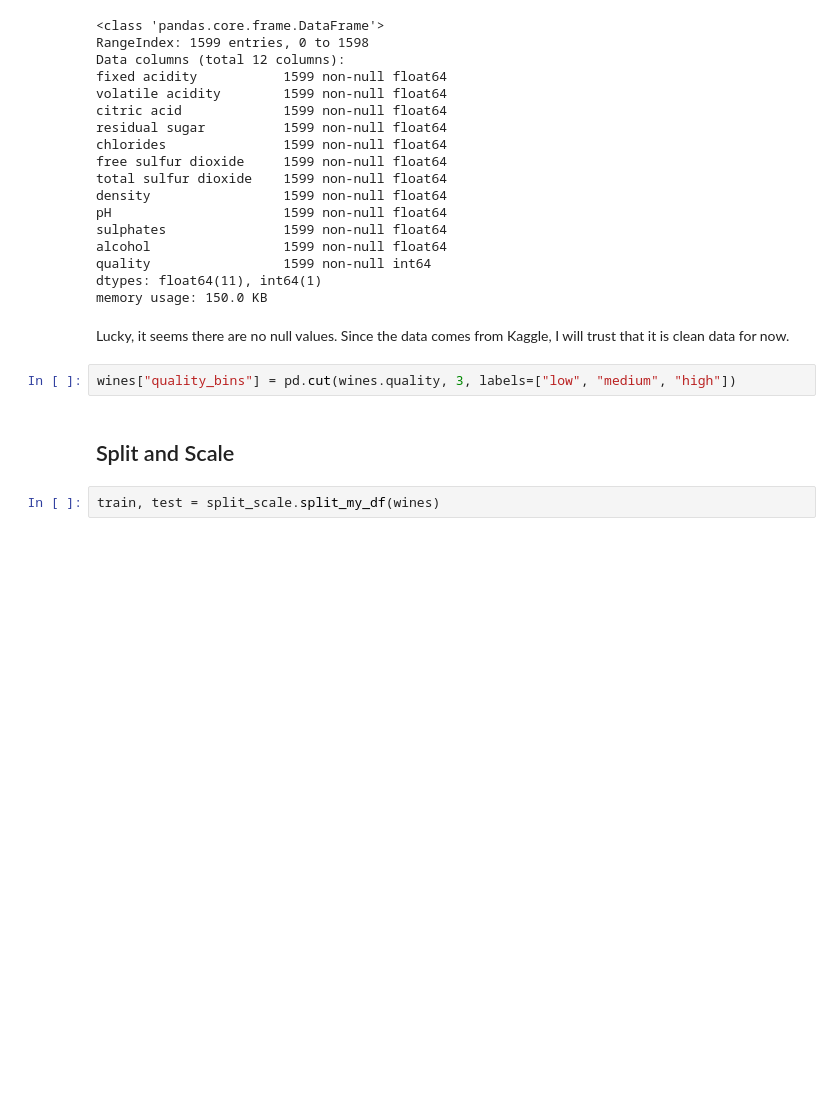
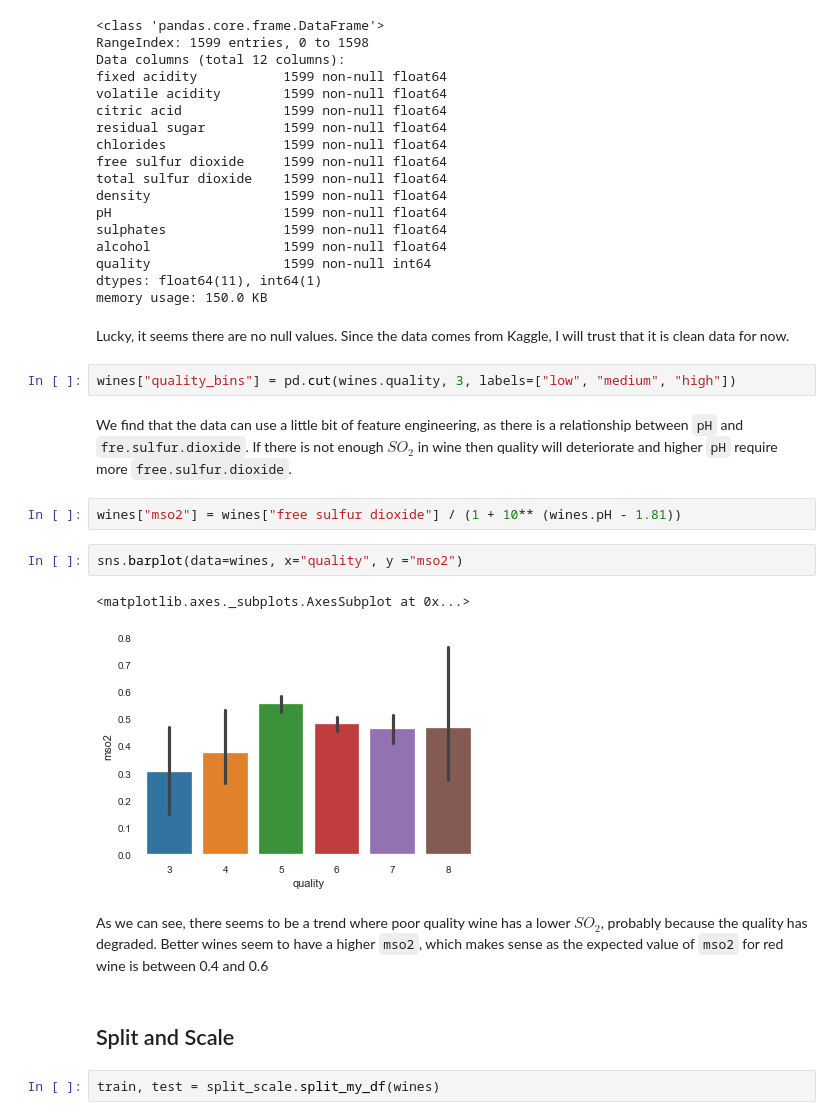
Before and after one commit to guedanie/wine-quality-project, a Jupyter notebook: wine_quality_practice.ipynb, the cells around one changed output. Drawn from its saved outputs; the diff is of its cells as text; blank space fills up the shorter version.

```diff
--- a/wine_quality_practice.ipynb
+++ b/wine_quality_practice.ipynb
@@ -80,6 +88,17 @@ memory usage: 150.0 KB
 Lucky, it seems there are no null values. Since the data comes from Kaggle, I will trust that it is clean data for now.
 # %%
 wines["quality_bins"] = pd.cut(wines.quality, 3, labels=["low", "medium", "high"])
+# %% [markdown]
+We find that the data can use a little bit of feature engineering, as there is a relationship between `pH` and `fre.sulfur.dioxide`. If there is not enough $SO_2$ in wine then quality will deteriorate and higher `pH` require more `free.sulfur.dioxide`.
+# %%
+wines["mso2"] = wines["free sulfur dioxide"] / (1 + 10** (wines.pH - 1.81))
+# %%
+sns.barplot(data=wines, x="quality", y ="mso2")
+# %% [output]
+<matplotlib.axes._subplots.AxesSubplot at 0x...>
+[figure, added]
+# %% [markdown]
+As we can see, there seems to be a trend where poor quality wine has a lower $SO_2$, probably because the quality has degraded. Better wines seem to have a higher `mso2`, which makes sense as the expected value of `mso2` for red wine is between 0.4 and 0.6
 # %% [markdown]
 ## Split and Scale
 # %%
```
Also changed, not shown: parts of 45 cells of this notebook.
